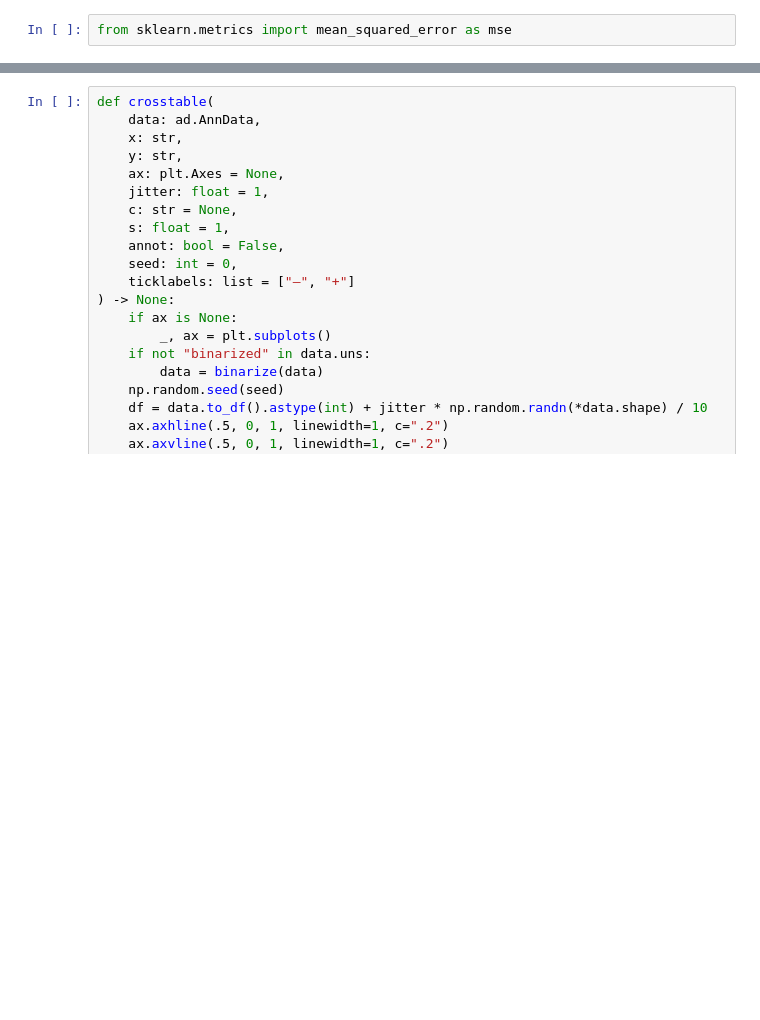
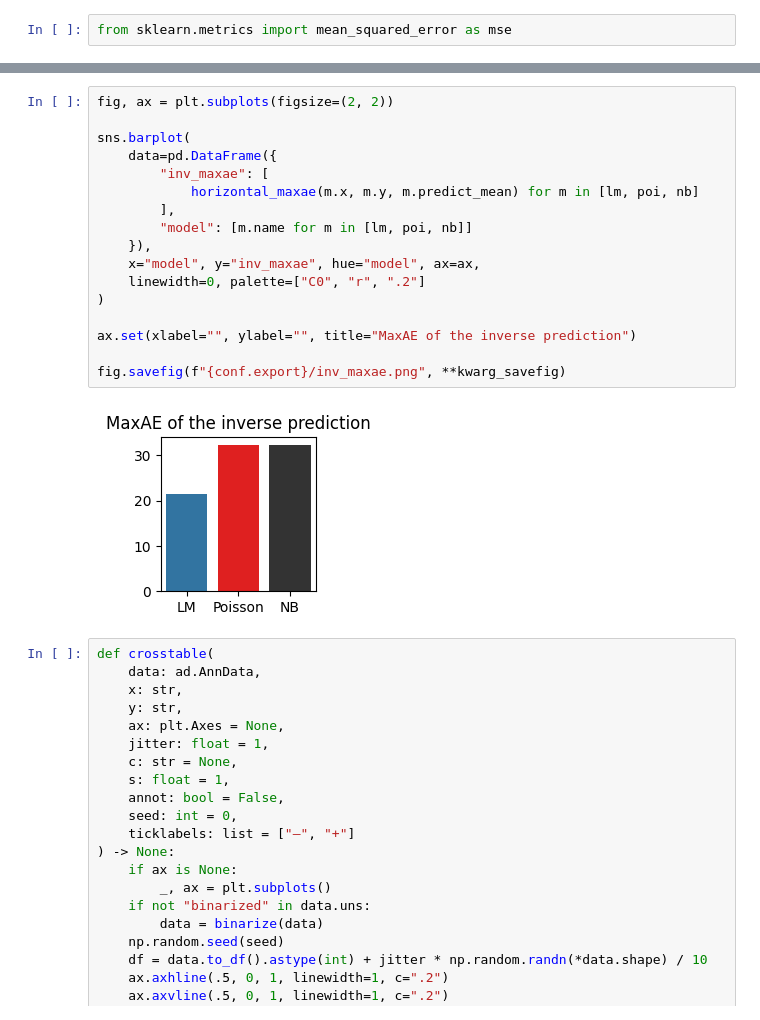
Before and after one commit to yo-aka-gene/grnet, a Jupyter notebook: docs/notebooks/pbmc3k_viz.ipynb, the cells around one changed output, grey strips where cells are left out. Drawn from its saved outputs; the diff is of its cells as text; blank space fills up the shorter version.

```diff
--- a/docs/notebooks/pbmc3k_viz.ipynb
+++ b/docs/notebooks/pbmc3k_viz.ipynb
@@ -908,3 +805,22 @@ fig.savefig(f"{conf.export}/model_comparison.png", **kwarg_savefig)
+# %%
+fig, ax = plt.subplots(figsize=(2, 2))
+
+sns.barplot(
+    data=pd.DataFrame({
+        "inv_maxae": [
+            horizontal_maxae(m.x, m.y, m.predict_mean) for m in [lm, poi, nb]
+        ],
+        "model": [m.name for m in [lm, poi, nb]]
+    }),
+    x="model", y="inv_maxae", hue="model", ax=ax,
+    linewidth=0, palette=["C0", "r", ".2"]
+)
+
+ax.set(xlabel="", ylabel="", title="MaxAE of the inverse prediction")
+
+fig.savefig(f"{conf.export}/inv_maxae.png", **kwarg_savefig)
+# %% [output]
+[figure, added]
 # %%
 def crosstable(
     data: ad.AnnData,
```
Also changed, not shown: parts of 14 cells of this notebook.
